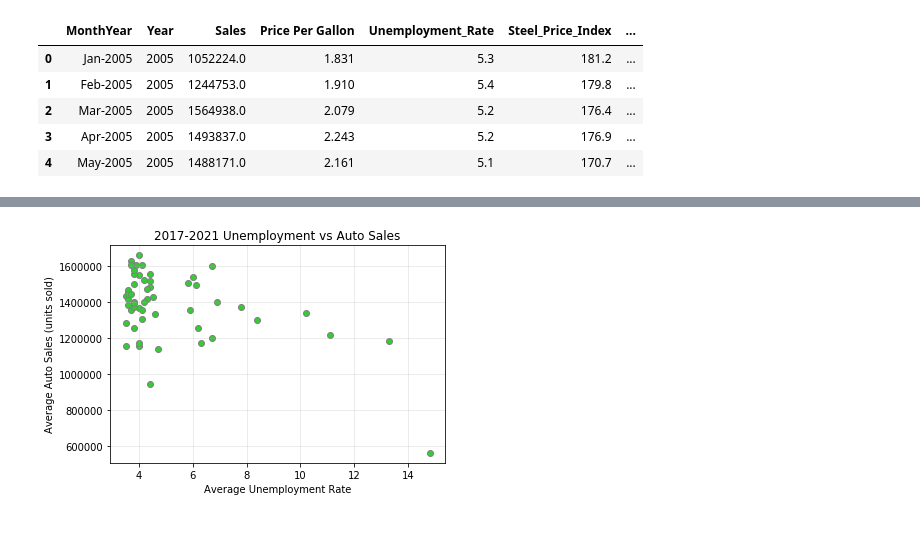
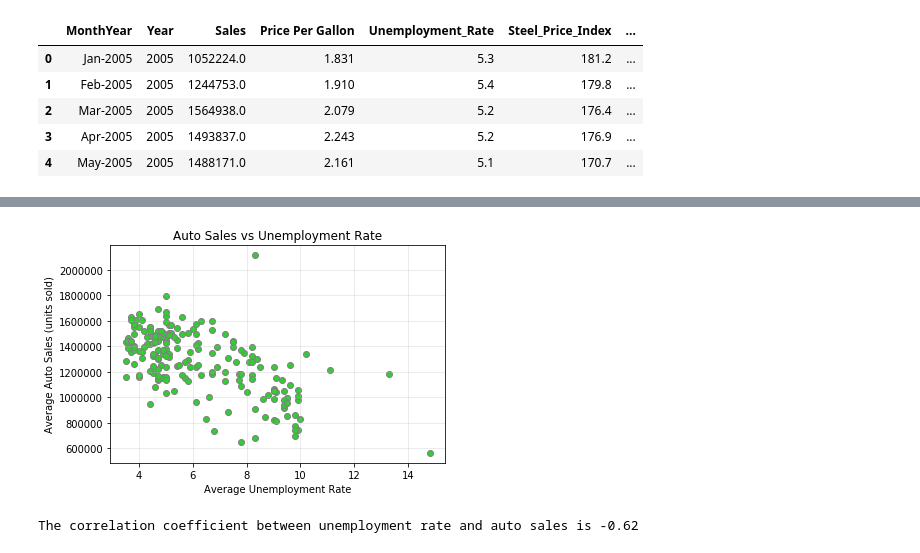
Before and after one commit to michelleherman13/auto-sales, a Jupyter notebook: data/Scatter_plots.ipynb, the cells around one changed output, grey strips where cells are left out. Drawn from its saved outputs; the diff is of its cells as text; code cells hidden in the pictures.

```diff
--- a/data/Scatter_plots.ipynb
+++ b/data/Scatter_plots.ipynb
@@ -34,9 +24,8 @@ five_years.head()
 # %%
-#Calculation of averages for gas price averages, auto sales averages, unemployment, & steel
-mean_gas = five_years.groupby('MonthYear').mean()['Price Per Gallon']
-mean_sales = five_years.groupby('MonthYear').mean()['Sales']
-mean_ue = five_years.groupby('MonthYear').mean()['Unemployment_Rate']
-mean_steel=five_years.groupby('MonthYear').mean()['Steel_Price_Index']
+mean_gas = scatter_data.groupby('MonthYear').mean()['Price Per Gallon']
+mean_sales = scatter_data.groupby('MonthYear').mean()['Sales']
+mean_ue = scatter_data.groupby('MonthYear').mean()['Unemployment_Rate']
+mean_steel=scatter_data.groupby('MonthYear').mean()['Steel_Price_Index']
 
 summary_mean = pd.DataFrame({"Average Gas Price":mean_gas,
                               "Average Auto Sales":mean_sales,
@@ -71,13 +102,15 @@ The correlation coefficient between gas price and auto sales is 0.51
 # %%
-# Generate a scatter plot of average unemployment rate vs. auto sales
+# Generate a scatter plot of unemployment rate vs. auto sales
 plt.scatter(mean_ue, mean_sales, color="limegreen", edgecolor="grey")
 plt.xlabel("Average Unemployment Rate")
 plt.ylabel("Average Auto Sales (units sold)")
-plt.title("2017-2021 Unemployment vs Auto Sales")
+plt.title("Auto Sales vs Unemployment Rate")
 plt.grid(linestyle="-", linewidth=1, alpha=0.25)
 
 #Saves to file
 plt.savefig("Images/Unemployment vs Auto Sales.png")
 plt.show()
+print(f"The correlation coefficient between unemployment rate and auto sales is {round(st.pearsonr(mean_ue,mean_sales)[0],2)}")
 # %% [output]
-[figure, old version]
+[figure, new version]
+The correlation coefficient between unemployment rate and auto sales is -0.62
```
Also changed, not shown: parts of 11 cells of this notebook, 8 other files.
